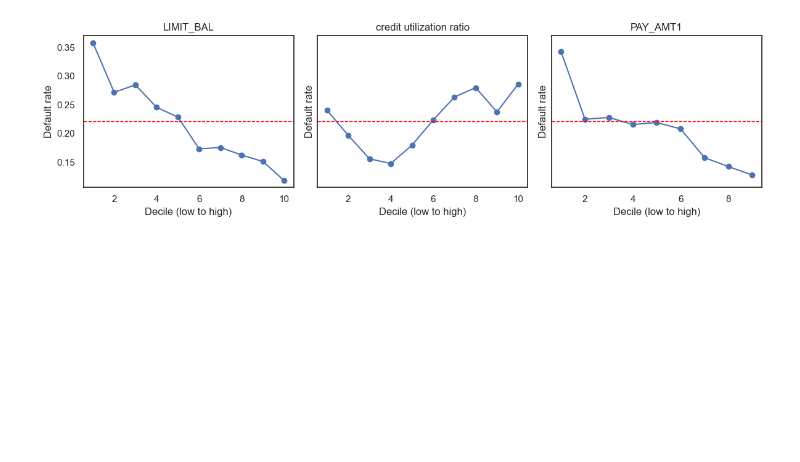
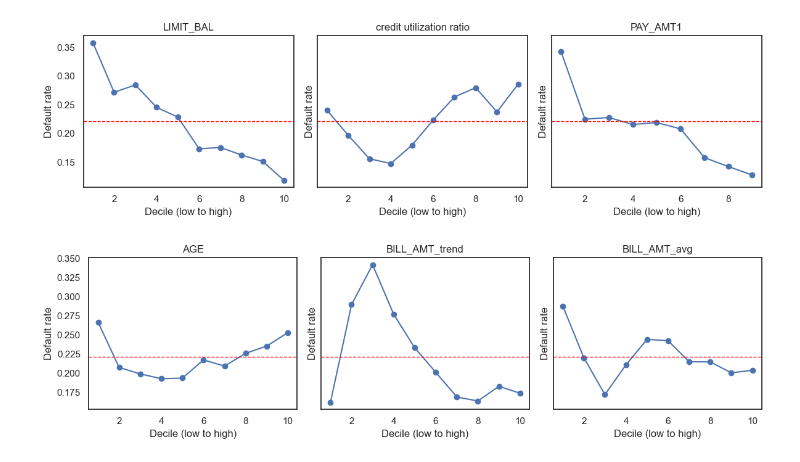
Before and after one commit to nh-nhathoang/default-of-credit-card-clients, a Jupyter notebook: EDA.ipynb, the cells around one changed output. Drawn from its saved outputs; the diff is of its cells as text; code cells hidden in the pictures; blank space fills up the shorter version.

Commit message:
feat: analyse default rate by feature bins and group differences

```diff
--- a/EDA.ipynb
+++ b/EDA.ipynb
@@ -297,6 +297,14 @@ plt.tight_layout()
 plt.show()
 # %% [output]
 [figure]
+# %%
+fig, axes = plt.subplots(1, 3, figsize=(12, 3.5), sharey=True)
+for ax, col in zip(axes, ['AGE', 'BILL_AMT_trend', 'BILL_AMT_avg']):
+    decile_rate(ax, col)
+plt.tight_layout()
+plt.show()
+# %% [output]
+[figure, added]
 # %%
 # create a csv file from dataframe
 df.to_csv('default credit.csv', index=False)
```
